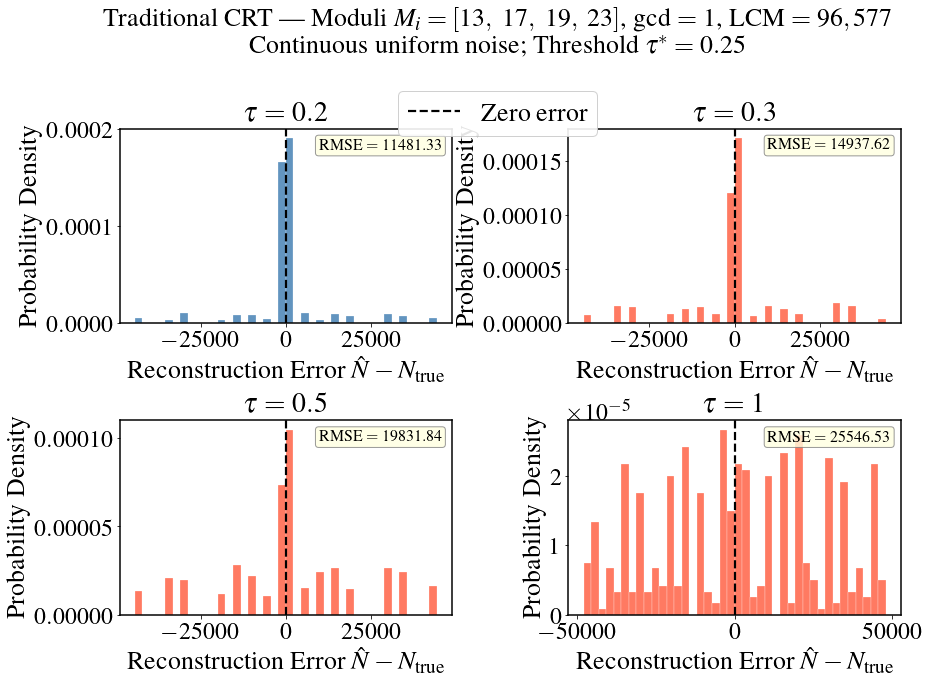
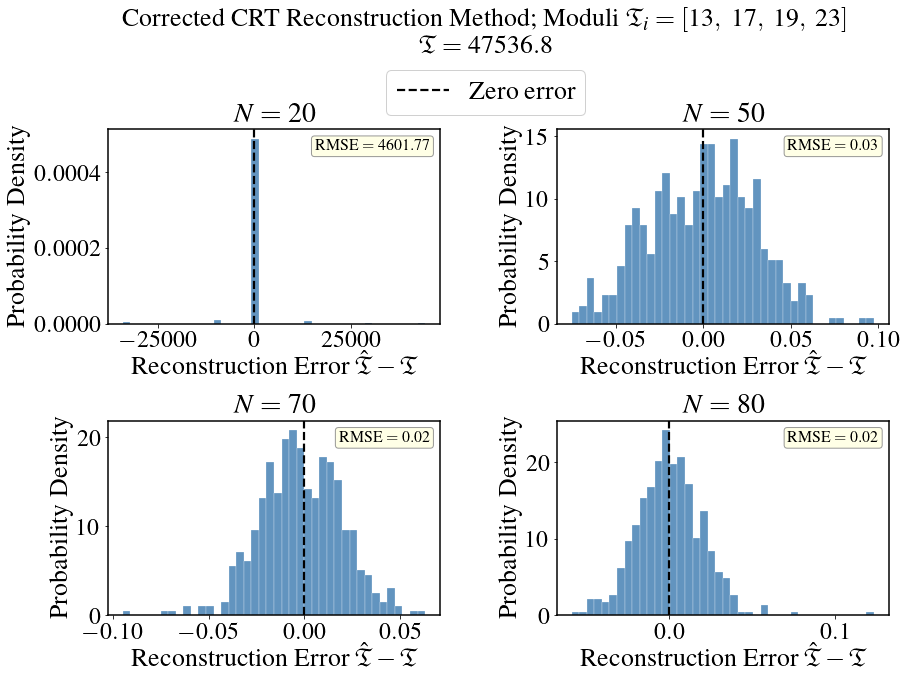
Code edit (unified diff) that turned the first committed figure into the second:
--- before
+++ after
@@ -1,11 +1,41 @@
 def traditional_crt(r_tilde, moduli):
-    """Standard CRT: rounds noisy remainders to integers, then applies the CRT formula."""
+    """Standard CRT with rounding-error correction."""
     M = reduce(lcm, moduli)
     result = 0
+    deltas = []
     for r, m in zip(r_tilde, moduli):
-        r_int = round(r) % m
-        Mi    = M // m
+        r_rounded = round(r)
+        r_int     = r_rounded % m
+        deltas.append(r - r_rounded)
+        Mi = M // m
         result += r_int * Mi * pow(Mi, -1, m)
-    return result % M
+    return result % M + sum(deltas) / len(deltas)
+
+def popt_pdf(T, N_param):
+    """P_opt(T; N) — numerator/denominator form from the closed-form expression."""
+    alpha = np.pi / (N_param + 1)
+    T     = np.asarray(T, dtype=float)
+    num   = (1.0 + np.cos((N_param + 1) * T)) * (1.0 + np.cos(T))
+    den   = (np.cos(T) - np.cos(alpha))**2
+    # At T = ±alpha both num and den → 0; apply the finite limiting value
+    lim  = (N_param + 1)**2 * (1.0 + np.cos(T)) / (2.0 * np.sin(alpha)**2)
+    near = np.abs(den) < 1e-12
+    return np.where(near, lim, np.maximum(num / np.where(near, 1.0, den), 0.0))
+
+_popt_cache = {}
+
+def sample_popt(N_param, size, rng, n_grid=400000):
+    """Draw i.i.d. samples from P_opt(T; N) via inverse-CDF on (-π, π)."""
+    if N_param not in _popt_cache:
+        T_grid = np.linspace(-np.pi + 1e-8, np.pi - 1e-8, n_grid)
+        pdf    = popt_pdf(T_grid, N_param)
+        cdf    = np.cumsum(pdf) * (T_grid[1] - T_grid[0])
+        cdf   /= cdf[-1]
+        _popt_cache[N_param] = (T_grid, cdf)
+    T_grid, cdf = _popt_cache[N_param]
+    return np.interp(rng.uniform(size=size), cdf, T_grid)
+
+N_true    = 47536.8
+N_values  = [20, 50, 70, 80]   # larger N → tighter P_opt distribution
 
 fig, axes = plt.subplots(2, 2, figsize=(14, 10))
@@ -15,11 +45,12 @@
 legend_handle = None
 
-for idx, tau in enumerate(tau_values):
-    errors = []
+for idx, N_param in enumerate(N_values):
+    errors      = []
+    lobe_radius = np.pi / (N_param + 1)
+    valid       = lobe_radius < threshold
 
     for _ in range(N_trials):
-        N_true  = rng.uniform(0, M_lcm)
         rems    = [N_true % m for m in moduli]
-        noise   = rng.uniform(-tau, tau, size=len(moduli)).tolist()
+        noise   = sample_popt(N_param, len(moduli), rng).tolist()
         noisy_r = [r + n for r, n in zip(rems, noise)]
         result  = traditional_crt(noisy_r, moduli)
@@ -28,5 +59,4 @@
 
     ax    = axes.flatten()[idx]
-    valid = (tau < threshold)
     color = 'steelblue' if valid else 'tomato'
 
@@ -44,18 +74,18 @@
                       edgecolor='gray', alpha=0.8))
 
-    ax.set_title(rf'$\tau = {tau}$', pad=8)
-    ax.set_xlabel(r'Reconstruction Error $\hat{N} - N_{\mathrm{true}}$')
+    ax.set_title(rf'$N = {N_param}$', pad=8)
+    ax.set_xlabel(r'Reconstruction Error $\hat{\mathfrak{T}} - \mathfrak{{T}}$')
     ax.set_ylabel('Probability Density')
 
 fig.suptitle(
-    rf'Traditional CRT --- Moduli $M_i = {moduli_str}$,  gcd~$= {M_gcd}$,  LCM~$= {M_lcm:,}$'
+    rf'Corrected CRT Reconstruction Method; Moduli $\mathfrak{{T}}_i = {moduli_str}$'
     + '\n' +
-    rf'Continuous uniform noise; Threshold~$\tau^* = {threshold:.2f}$',
+    rf'$\mathfrak{{T}} = {N_true}$',
     fontsize=26, fontweight='bold', y=0.97
 )
 fig.legend(handles=[legend_handle], loc='upper center',
-           bbox_to_anchor=(0.5, 0.87), ncol=1, framealpha=0.9, fontsize=26)
+           bbox_to_anchor=(0.5, 0.9), ncol=1, framealpha=0.9, fontsize=26)
 
-fig.savefig('CRT_traditional_simulation.svg', bbox_inches='tight')
-fig.savefig('CRT_traditional_simulation.pdf', bbox_inches='tight')
+fig.savefig('CRT_popt_simulation.svg', bbox_inches='tight')
+fig.savefig('CRT_popt_simulation.pdf', bbox_inches='tight')
 plt.show()

Commit: added simulation from error distribution following equation 10